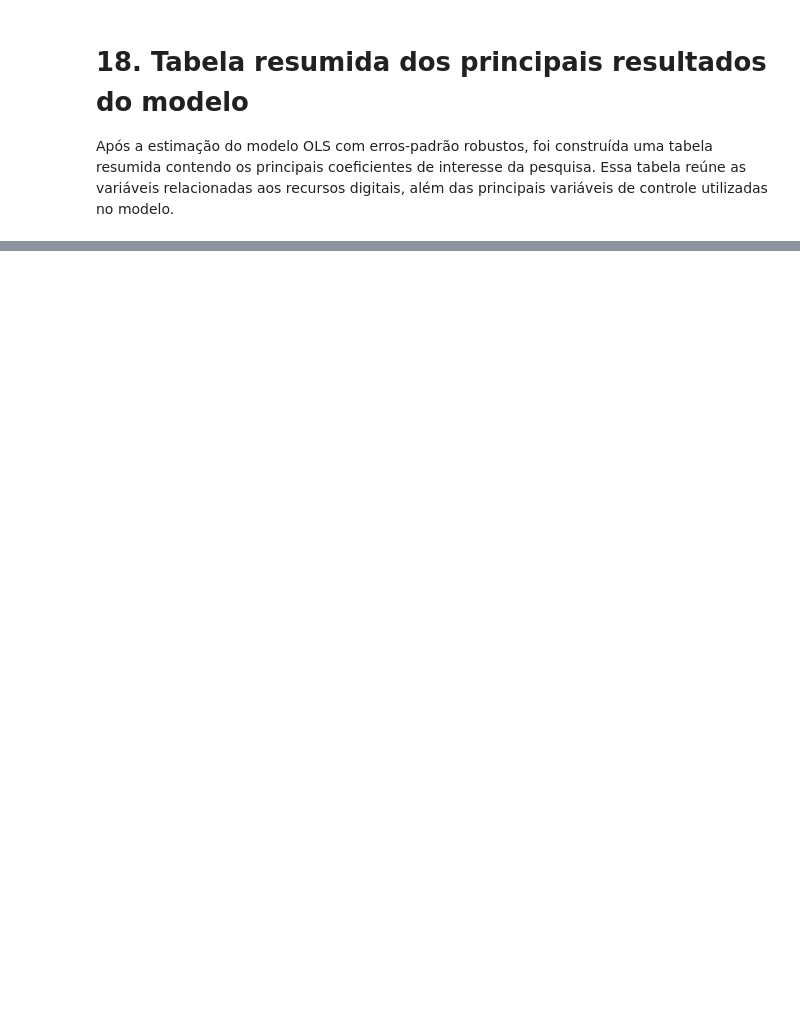
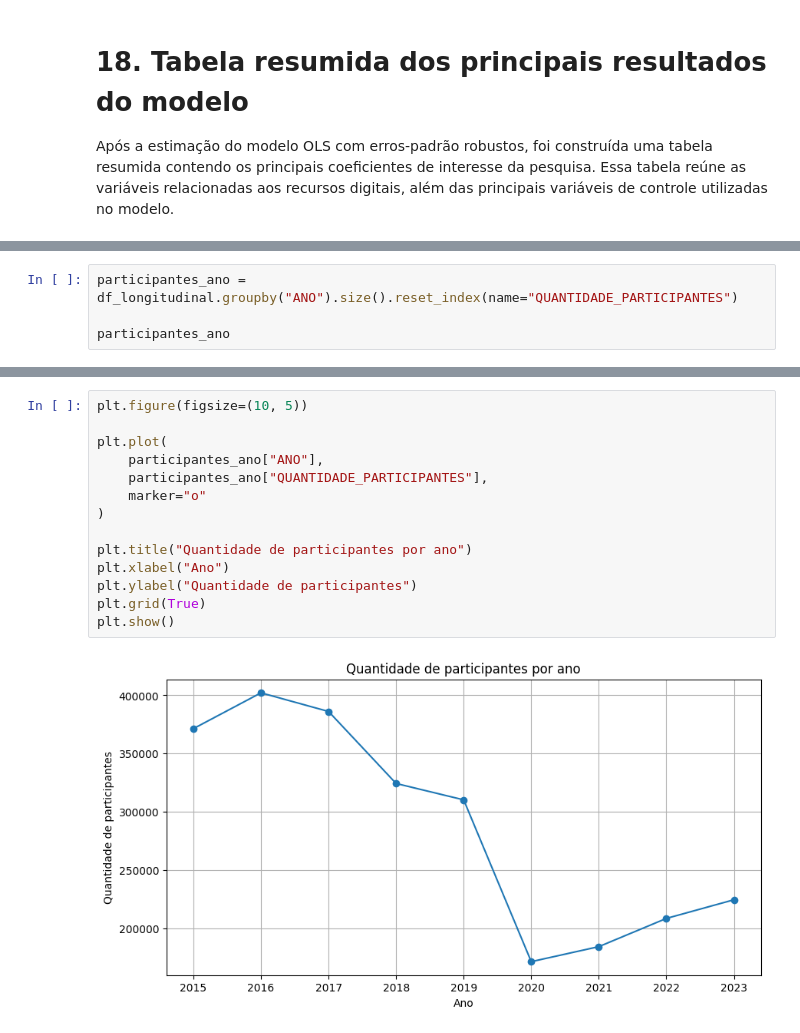
Before and after one commit to Antonio1H/tcc-enem-recursos-digitais, a Jupyter notebook: analiseMicrodadosEnemAnos.ipynb, the cells around one changed output, grey strips where cells are left out. Drawn from its saved outputs; the diff is of its cells as text; blank space fills up the shorter version.

```diff
--- a/analiseMicrodadosEnemAnos.ipynb
+++ b/analiseMicrodadosEnemAnos.ipynb
@@ -1143,0 +1342,4 @@ KeyError: '[\'C(RENDA, Treatment(reference="classe_baixa_renda"))[T.classe_baixa
+# %%
+participantes_ano = df_longitudinal.groupby("ANO").size().reset_index(name="QUANTIDADE_PARTICIPANTES")
+
+participantes_ano
@@ -1143,0 +1357,16 @@ KeyError: '[\'C(RENDA, Treatment(reference="classe_baixa_renda"))[T.classe_baixa
+# %%
+plt.figure(figsize=(10, 5))
+
+plt.plot(
+    participantes_ano["ANO"],
+    participantes_ano["QUANTIDADE_PARTICIPANTES"],
+    marker="o"
+)
+
+plt.title("Quantidade de participantes por ano")
+plt.xlabel("Ano")
+plt.ylabel("Quantidade de participantes")
+plt.grid(True)
+plt.show()
+# %% [output]
+[figure, added]
```
Also changed, not shown: parts of 11 cells of this notebook.
